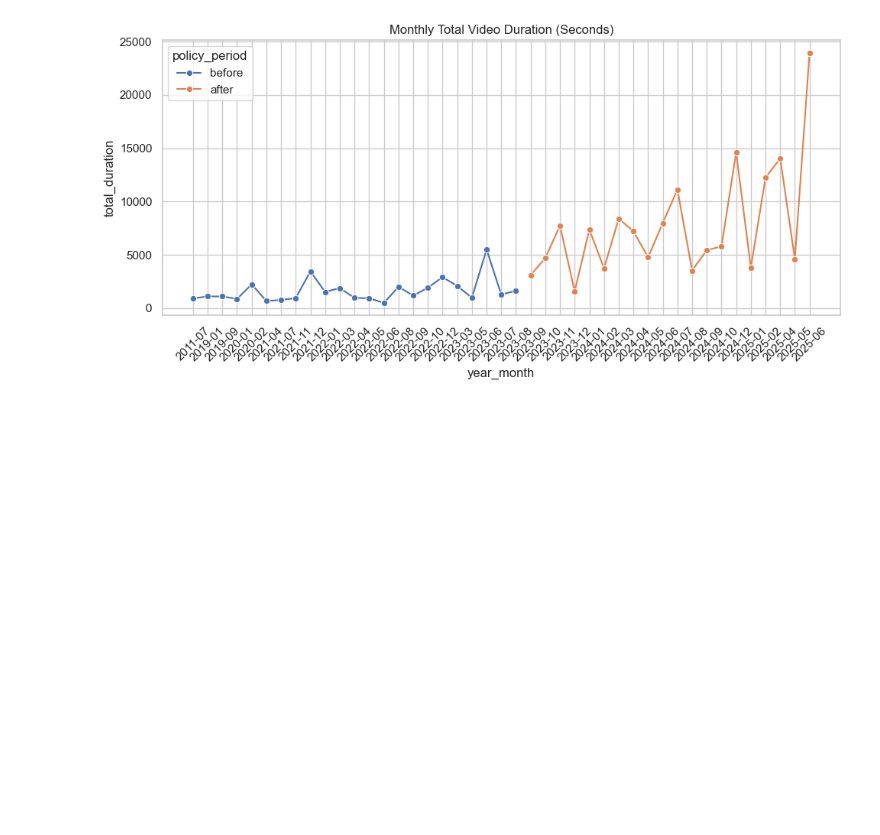
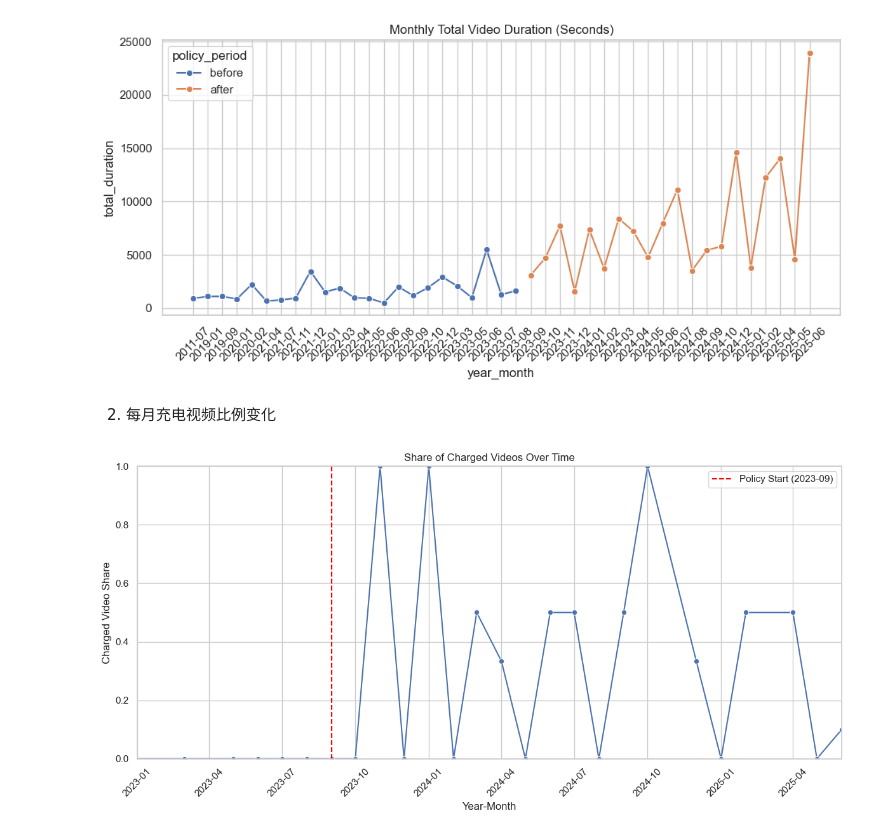
Before and after one commit to ym3116/bilibili-crawler, a Jupyter notebook: notebooks/01_policy_effect_analysis.ipynb, the cells around one changed output. Drawn from its saved outputs; the diff is of its cells as text; code cells hidden in the pictures; blank space fills up the shorter version.

Commit message:
data analysis update.

```diff
--- a/notebooks/01_policy_effect_analysis.ipynb
+++ b/notebooks/01_policy_effect_analysis.ipynb
@@ -41,3 +43,25 @@ plt.show()
 # %% [output]
 [figure]
 [figure]
+# %% [markdown]
+2. 每月充电视频比例变化
+# %%
+# Ensure datetime format
+df['year_month'] = pd.to_datetime(df['year_month'], format="%Y-%m")
+monthly_charged_stats.index = pd.to_datetime(monthly_charged_stats.index)
+
+# Plot
+plt.figure(figsize=(12,6))
+sns.lineplot(data=monthly_charged_stats, x=monthly_charged_stats.index, y='charged_share', marker='o')
+plt.axvline(pd.to_datetime("2023-09-01"), color="red", linestyle="--", label="Policy Start (2023-09)")
+plt.title("Share of Charged Videos Over Time")
+plt.ylabel("Charged Video Share")
+plt.xlabel("Year-Month")
+plt.xticks(rotation=45)
+plt.ylim(0, 1)
+plt.xlim(pd.to_datetime("2023-01-01"), df['year_month'].max())  # <-- x-axis range
+plt.legend()
+plt.tight_layout()
+plt.show()
+# %% [output]
+[figure, added]
```
Also changed, not shown: parts of 4 cells of this notebook, 3 other files.
